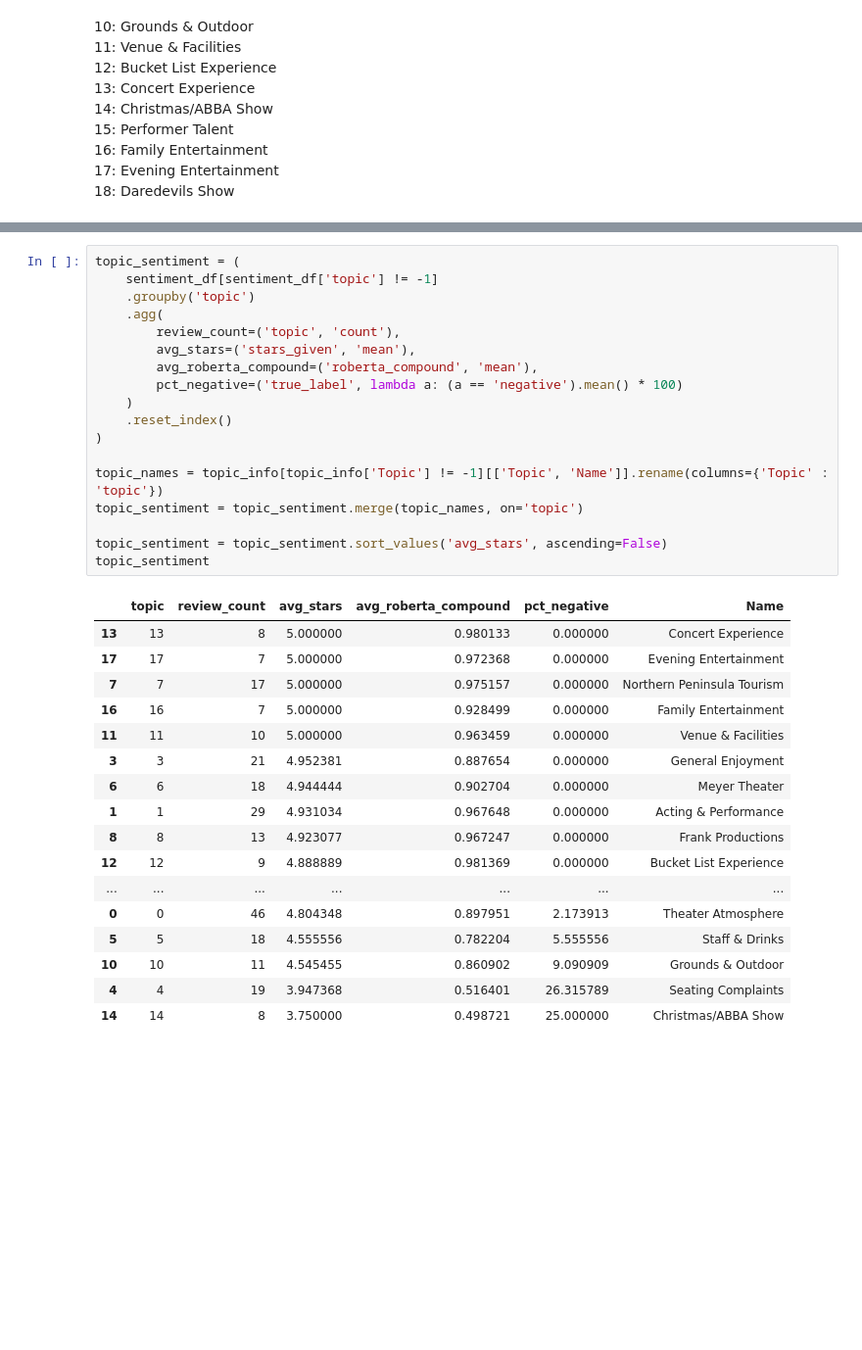
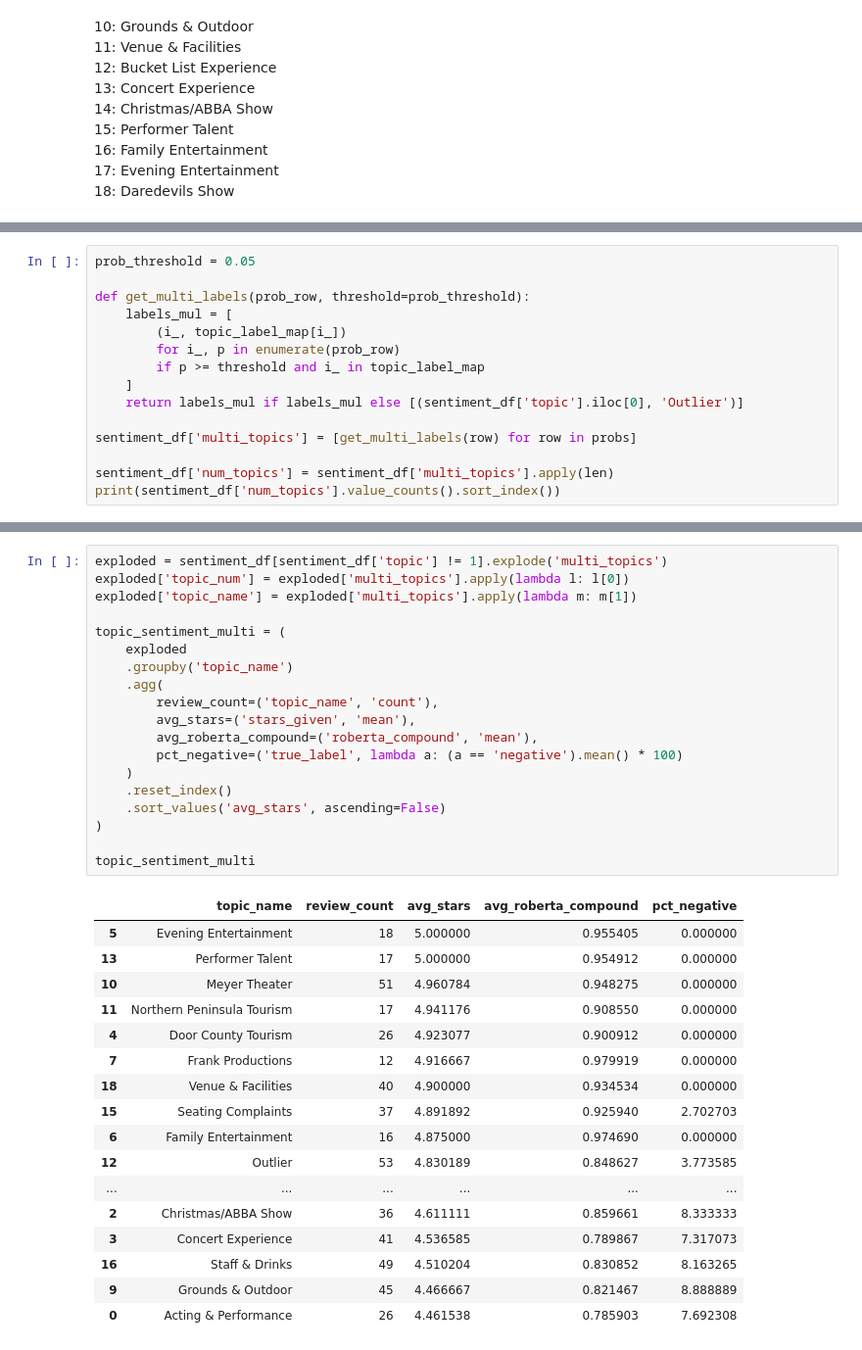
Before and after one commit to ezralinnan/RuralTheatreReviewsNLP, a Jupyter notebook: review_nlp.ipynb, the cells around one changed output, grey strips where cells are left out. Shown at 98% size. Saved outputs shown, nothing was run; the diff lists cells and outputs as text; blank space fills up the shorter version.

```diff
--- a/review_nlp.ipynb
+++ b/review_nlp.ipynb
@@ -664,0 +665,15 @@ plt.show()
+# %%
+prob_threshold = 0.05
+
+def get_multi_labels(prob_row, threshold=prob_threshold):
+    labels_mul = [
+        (i_, topic_label_map[i_])
+        for i_, p in enumerate(prob_row)
+        if p >= threshold and i_ in topic_label_map
+    ]
+    return labels_mul if labels_mul else [(sentiment_df['topic'].iloc[0], 'Outlier')]
+
+sentiment_df['multi_topics'] = [get_multi_labels(row) for row in probs]
+
+sentiment_df['num_topics'] = sentiment_df['multi_topics'].apply(len)
+print(sentiment_df['num_topics'].value_counts().sort_index())
@@ -665,37 +689,38 @@ plt.show()
 # %%
-topic_sentiment = (
-    sentiment_df[sentiment_df['topic'] != -1]
-    .groupby('topic')
+exploded = sentiment_df[sentiment_df['topic'] != 1].explode('multi_topics')
+exploded['topic_num'] = exploded['multi_topics'].apply(lambda l: l[0])
+exploded['topic_name'] = exploded['multi_topics'].apply(lambda m: m[1])
+
+topic_sentiment_multi = (
+    exploded
+    .groupby('topic_name')
     .agg(
-        review_count=('topic', 'count'),
+        review_count=('topic_name', 'count'),
         avg_stars=('stars_given', 'mean'),
         avg_roberta_compound=('roberta_compound', 'mean'),
         pct_negative=('true_label', lambda a: (a == 'negative').mean() * 100)
     )
     .reset_index()
+    .sort_values('avg_stars', ascending=False)
 )
 
-topic_names = topic_info[topic_info['Topic'] != -1][['Topic', 'Name']].rename(columns={'Topic' : 'topic'})
-topic_sentiment = topic_sentiment.merge(topic_names, on='topic')
-
-topic_sentiment = topic_sentiment.sort_values('avg_stars', ascending=False)
-topic_sentiment
+topic_sentiment_multi
 # %% [output]
-|  | topic | review_count | avg_stars | avg_roberta_compound | pct_negative | Name |
-| 13 | 13 | 8 | 5.000000 | 0.980133 | 0.000000 | Concert Experience |
-| 17 | 17 | 7 | 5.000000 | 0.972368 | 0.000000 | Evening Entertainment |
-| 7 | 7 | 17 | 5.000000 | 0.975157 | 0.000000 | Northern Peninsula Tourism |
-| 16 | 16 | 7 | 5.000000 | 0.928499 | 0.000000 | Family Entertainment |
-| 11 | 11 | 10 | 5.000000 | 0.963459 | 0.000000 | Venue & Facilities |
-| 3 | 3 | 21 | 4.952381 | 0.887654 | 0.000000 | General Enjoyment |
-| 6 | 6 | 18 | 4.944444 | 0.902704 | 0.000000 | Meyer Theater |
-| 1 | 1 | 29 | 4.931034 | 0.967648 | 0.000000 | Acting & Performance |
-| 8 | 8 | 13 | 4.923077 | 0.967247 | 0.000000 | Frank Productions |
-| 12 | 12 | 9 | 4.888889 | 0.981369 | 0.000000 | Bucket List Experience |
-| ... | ... | ... | ... | ... | ... | ... |
-| 0 | 0 | 46 | 4.804348 | 0.897951 | 2.173913 | Theater Atmosphere |
-| 5 | 5 | 18 | 4.555556 | 0.782204 | 5.555556 | Staff & Drinks |
-| 10 | 10 | 11 | 4.545455 | 0.860902 | 9.090909 | Grounds & Outdoor |
-| 4 | 4 | 19 | 3.947368 | 0.516401 | 26.315789 | Seating Complaints |
-| 14 | 14 | 8 | 3.750000 | 0.498721 | 25.000000 | Christmas/ABBA Show |
+|  | topic_name | review_count | avg_stars | avg_roberta_compound | pct_negative |
+| 5 | Evening Entertainment | 18 | 5.000000 | 0.955405 | 0.000000 |
+| 13 | Performer Talent | 17 | 5.000000 | 0.954912 | 0.000000 |
+| 10 | Meyer Theater | 51 | 4.960784 | 0.948275 | 0.000000 |
+| 11 | Northern Peninsula Tourism | 17 | 4.941176 | 0.908550 | 0.000000 |
+| 4 | Door County Tourism | 26 | 4.923077 | 0.900912 | 0.000000 |
+| 7 | Frank Productions | 12 | 4.916667 | 0.979919 | 0.000000 |
+| 18 | Venue & Facilities | 40 | 4.900000 | 0.934534 | 0.000000 |
+| 15 | Seating Complaints | 37 | 4.891892 | 0.925940 | 2.702703 |
+| 6 | Family Entertainment | 16 | 4.875000 | 0.974690 | 0.000000 |
+| 12 | Outlier | 53 | 4.830189 | 0.848627 | 3.773585 |
+| ... | ... | ... | ... | ... | ... |
+| 2 | Christmas/ABBA Show | 36 | 4.611111 | 0.859661 | 8.333333 |
+| 3 | Concert Experience | 41 | 4.536585 | 0.789867 | 7.317073 |
+| 16 | Staff & Drinks | 49 | 4.510204 | 0.830852 | 8.163265 |
+| 9 | Grounds & Outdoor | 45 | 4.466667 | 0.821467 | 8.888889 |
+| 0 | Acting & Performance | 26 | 4.461538 | 0.785903 | 7.692308 |
 # %%
```
Also changed, not shown: parts of 12 cells of this notebook.
